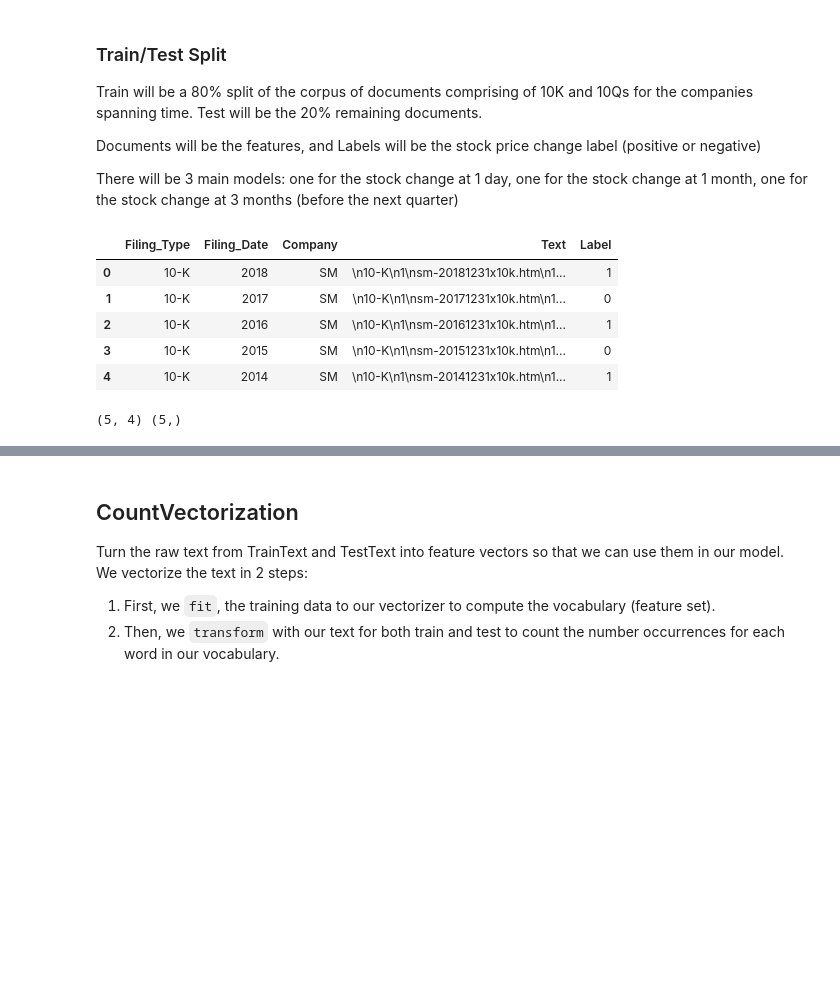
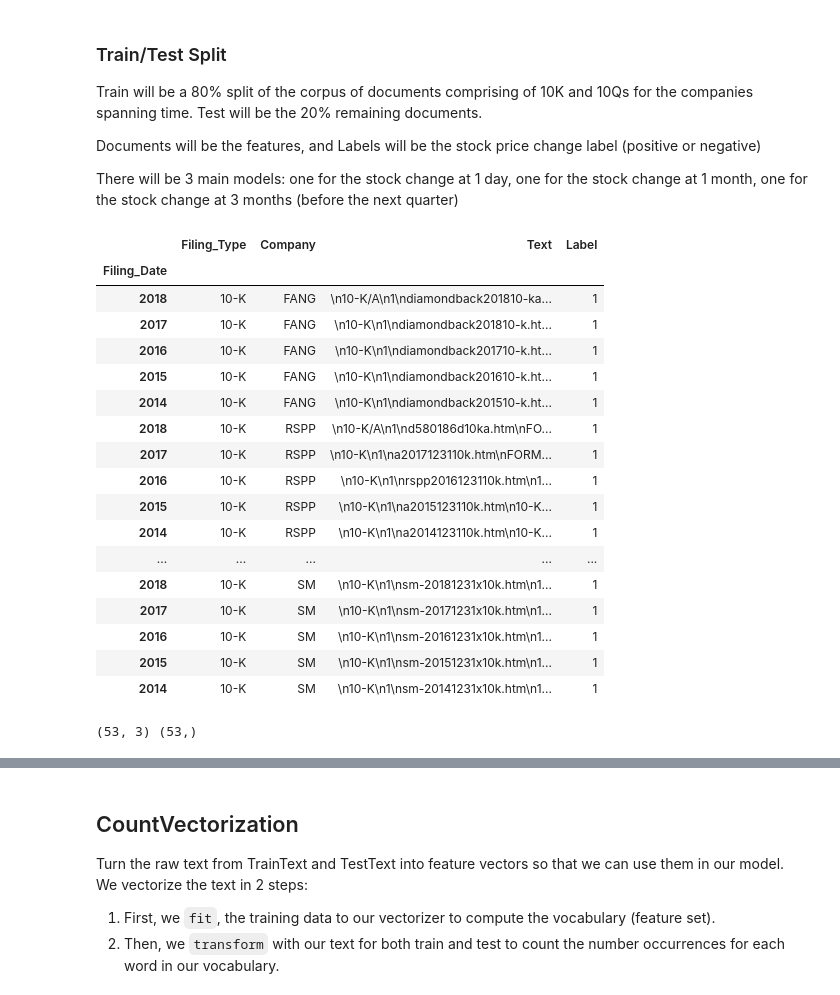
Before and after one commit to NickDonahoe/OilGasEarningsAnalysis, a Jupyter notebook: Edgar Python/SM_Vect.ipynb, the cells around one changed output, grey strips where cells are left out. Cells and saved outputs as stored; diff of their text form; code cells hidden in the pictures; blank space fills up the shorter version.

```diff
--- a/Edgar Python/SM_Vect.ipynb
+++ b/Edgar Python/SM_Vect.ipynb
@@ -15,3 +15,28 @@ pd.options.display.max_colwidth = 500
 [nltk_data] Downloading package stopwords to
 [nltk_data]     C:\Users\yural\AppData\Roaming\nltk_data...
 [nltk_data]   Package stopwords is already up-to-date!
+# %%
+def ten_k_files():
+    company_dict = {"FANG": "0001539838", "RSPP":"0001588216", "CXO":" 0001358071", "MDU": "0000067716",
+               "LPI": "0001528129", "NFX": "0000912750", "ECA": "0001157806", "GPOR": "0000874499",
+               "RRC": "0000315852", "EQT": "0000033213", "SM": "0000893538"}
+    docs_df = pd.DataFrame(columns=['Filing_Type','Filing_Date','Company','Text','Label'])
+    for comp in company_dict:
+        year = 2019
+        cik = company_dict[comp]
+        company = edgar.Company(comp, cik)
+        tree = company.getAllFilings(filingType = "10-K")
+        docs = edgar.getDocuments(tree, noOfDocuments=5)
+
+        for doc in docs:
+            #print(comp)
+            year -= 1
+
+            docs_df = docs_df.append({'Filing_Type': '10-K','Filing_Date': year,'Company':comp, 'Text' :doc,'Label' :'1'},ignore_index=True)
+    return docs_df
+# %%
+docs_df = ten_k_files()
+# %%
+docs_df['index'] = docs_df[['Filing_Date', 'Company']].apply(lambda x: ''.join(x), axis=1)
+docs_df = docs_df.set_index('Index')
+docs_df
@@ -44,28 +71,40 @@ text2014 = docs[4]
 # %%
 # Create dataframe from data
-docs_df = pd.DataFrame(columns=['Filing_Type','Filing_Date','Company','Text','Label'])
+#docs_df = pd.DataFrame(columns=['Filing_Type','Filing_Date','Company','Text','Label'])
+#docs_df
+#docs_df = docs_df.append({'Filing_Type': '10-K','Filing_Date': 2018,'Company':'SM', 'Text' :text2018,'Label' :'1'},ignore_index=True)
+#docs_df = docs_df.append({'Filing_Type': '10-K','Filing_Date': 2017,'Company':'SM', 'Text' :text2017,'Label' :'0'},ignore_index=True)
+#docs_df = docs_df.append({'Filing_Type': '10-K','Filing_Date': 2016,'Company':'SM', 'Text' :text2016,'Label' :'1'},ignore_index=True)
+#docs_df = docs_df.append({'Filing_Type': '10-K','Filing_Date': 2015,'Company':'SM', 'Text' :text2015,'Label' :'0'},ignore_index=True)
+#docs_df = docs_df.append({'Filing_Type': '10-K','Filing_Date': 2014,'Company':'SM', 'Text' :text2014,'Label' :'1'},ignore_index=True)
+
 docs_df
-docs_df = docs_df.append({'Filing_Type': '10-K','Filing_Date': 2018,'Company':'SM', 'Text' :text2018,'Label' :'1'},ignore_index=True)
-docs_df = docs_df.append({'Filing_Type': '10-K','Filing_Date': 2017,'Company':'SM', 'Text' :text2017,'Label' :'0'},ignore_index=True)
-docs_df = docs_df.append({'Filing_Type': '10-K','Filing_Date': 2016,'Company':'SM', 'Text' :text2016,'Label' :'1'},ignore_index=True)
-docs_df = docs_df.append({'Filing_Type': '10-K','Filing_Date': 2015,'Company':'SM', 'Text' :text2015,'Label' :'0'},ignore_index=True)
-docs_df = docs_df.append({'Filing_Type': '10-K','Filing_Date': 2014,'Company':'SM', 'Text' :text2014,'Label' :'1'},ignore_index=True)
-
-docs_df.head()
 # %% [output]
-|  | Filing_Type | Filing_Date | Company | Text | Label |
-| 0 | 10-K | 2018 | SM | \n10-K\n1\nsm-20181231x10k.htm\n1... | 1 |
-| 1 | 10-K | 2017 | SM | \n10-K\n1\nsm-20171231x10k.htm\n1... | 0 |
-| 2 | 10-K | 2016 | SM | \n10-K\n1\nsm-20161231x10k.htm\n1... | 1 |
-| 3 | 10-K | 2015 | SM | \n10-K\n1\nsm-20151231x10k.htm\n1... | 0 |
-| 4 | 10-K | 2014 | SM | \n10-K\n1\nsm-20141231x10k.htm\n1... | 1 |
+|  | Filing_Type | Company | Text | Label |
+| Filing_Date |  |  |  |  |
+| 2018 | 10-K | FANG | \n10-K/A\n1\ndiamondback201810-ka... | 1 |
+| 2017 | 10-K | FANG | \n10-K\n1\ndiamondback201810-k.ht... | 1 |
+| 2016 | 10-K | FANG | \n10-K\n1\ndiamondback201710-k.ht... | 1 |
+| 2015 | 10-K | FANG | \n10-K\n1\ndiamondback201610-k.ht... | 1 |
+| 2014 | 10-K | FANG | \n10-K\n1\ndiamondback201510-k.ht... | 1 |
+| 2018 | 10-K | RSPP | \n10-K/A\n1\nd580186d10ka.htm\nFO... | 1 |
+| 2017 | 10-K | RSPP | \n10-K\n1\na2017123110k.htm\nFORM... | 1 |
+| 2016 | 10-K | RSPP | \n10-K\n1\nrspp2016123110k.htm\n1... | 1 |
+| 2015 | 10-K | RSPP | \n10-K\n1\na2015123110k.htm\n10-K... | 1 |
+| 2014 | 10-K | RSPP | \n10-K\n1\na2014123110k.htm\n10-K... | 1 |
+| ... | ... | ... | ... | ... |
+| 2018 | 10-K | SM | \n10-K\n1\nsm-20181231x10k.htm\n1... | 1 |
+| 2017 | 10-K | SM | \n10-K\n1\nsm-20171231x10k.htm\n1... | 1 |
+| 2016 | 10-K | SM | \n10-K\n1\nsm-20161231x10k.htm\n1... | 1 |
+| 2015 | 10-K | SM | \n10-K\n1\nsm-20151231x10k.htm\n1... | 1 |
+| 2014 | 10-K | SM | \n10-K\n1\nsm-20141231x10k.htm\n1... | 1 |
 # %%
 ### Assign X (data) and y (target)
 X = docs_df.drop("Label", axis=1)
 y = docs_df["Label"]
 print(X.shape, y.shape)
 # %% [output]
-(5, 4) (5,)
+(53, 3) (53,)
 # %%
 #train/test split at 80%
 from sklearn.model_selection import train_test_split
```
Also changed, not shown: parts of 16 cells of this notebook.
